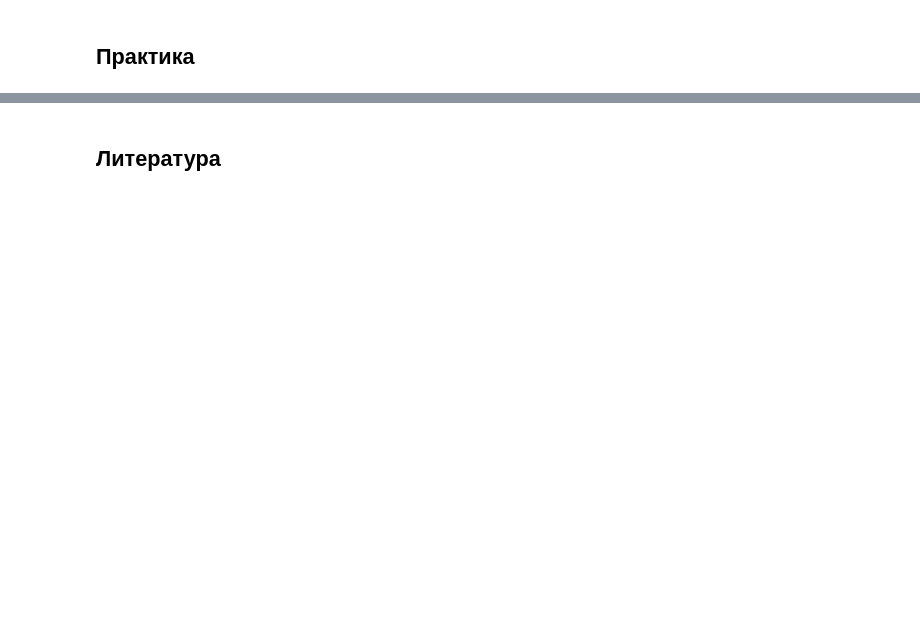
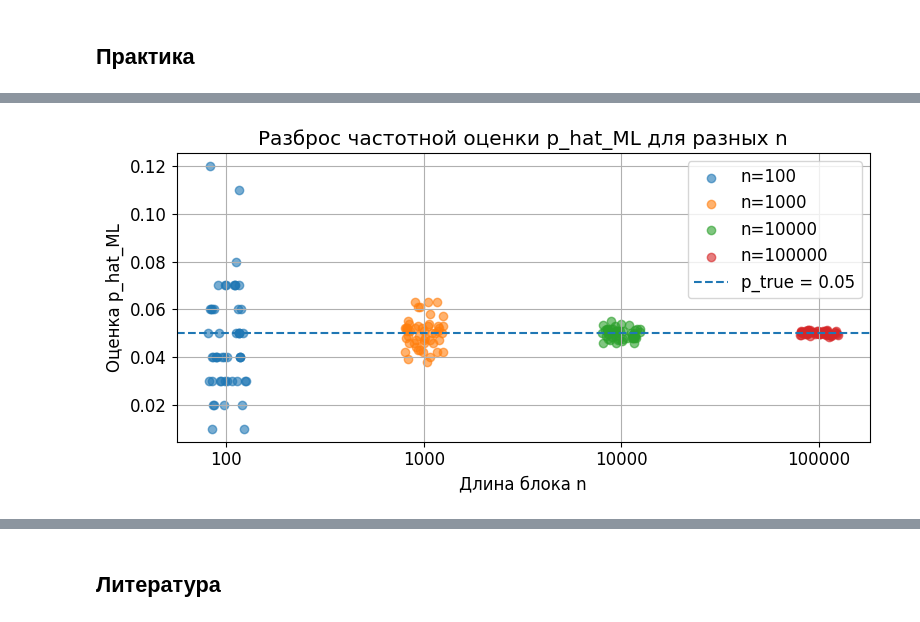
Before and after one commit to oncominglane/theory_of_information, a Jupyter notebook: essays/essay3.ipynb, the cells around one changed output, grey strips where cells are left out. Cells and saved outputs as stored; diff of their text form; code cells hidden in the pictures; blank space fills up the shorter version.

```diff
--- a/essays/essay3.ipynb
+++ b/essays/essay3.ipynb
@@ -286,0 +179,12 @@ plt.show()
+# %%
+def run_single_experiment(p_true: float, n_bits: int, rng=rng):
+    """
+    Запускает один эксперимент:
+    - генерирует n_bits случайных битов,
+    - пропускает через BSC(p_true),
+    - возвращает оценку p_hat_ML, число ошибок k и длину n.
+    """
+    x = generate_bits(n_bits, rng=rng)
+    y, err_mask = bsc_channel(x, p_true, rng=rng)
+    p_hat_ml, k_errors, n = estimate_p_ml(x, y)
+    return p_hat_ml, k_errors, n
@@ -286,0 +193,13 @@ plt.show()
+# %%
+# Посмотрим, как меняется оценка при разных длинах блока
+p_true = 0.05
+n_list = [100, 1_000, 10_000, 100_000, 1_000_000, 10_000_000]
+
+results = []
+
+for n_bits in n_list:
+    p_hat_ml, k_errors, n = run_single_experiment(p_true, n_bits, rng=rng)
+    results.append((n_bits, p_hat_ml, k_errors))
+    print(f"n = {n_bits:6d} | k = {k_errors:6d} ошибок | p_hat_ML = {p_hat_ml:.4f}")
+
+results
@@ -286,0 +260,22 @@ plt.show()
+# %%
+# Визуализируем разброс оценок: для каждого n нанесём точки p_hat_ML
+plt.figure(figsize=(8,4))
+
+for i, n_bits in enumerate(n_bits_list):
+    vals = ml_estimates[n_bits]
+    # Немного раздвинем точки по оси x, чтобы они не слипались
+    x_coords = np.full_like(vals, fill_value=i, dtype=float) + (rng.random(size=vals.size) - 0.5) * 0.2
+    plt.scatter(x_coords, vals, alpha=0.6, label=f"n={n_bits}")
+
+# Линия истинного p_true
+plt.axhline(p_true, linestyle="--", label=f"p_true = {p_true}")
+
+plt.xticks(range(len(n_bits_list)), [str(n) for n in n_bits_list])
+plt.xlabel("Длина блока n")
+plt.ylabel("Оценка p_hat_ML")
+plt.title("Разброс частотной оценки p_hat_ML для разных n")
+plt.legend()
+plt.tight_layout()
+plt.show()
+# %% [output]
+[figure, added]
```
Also changed, not shown: parts of 51 cells of this notebook.
